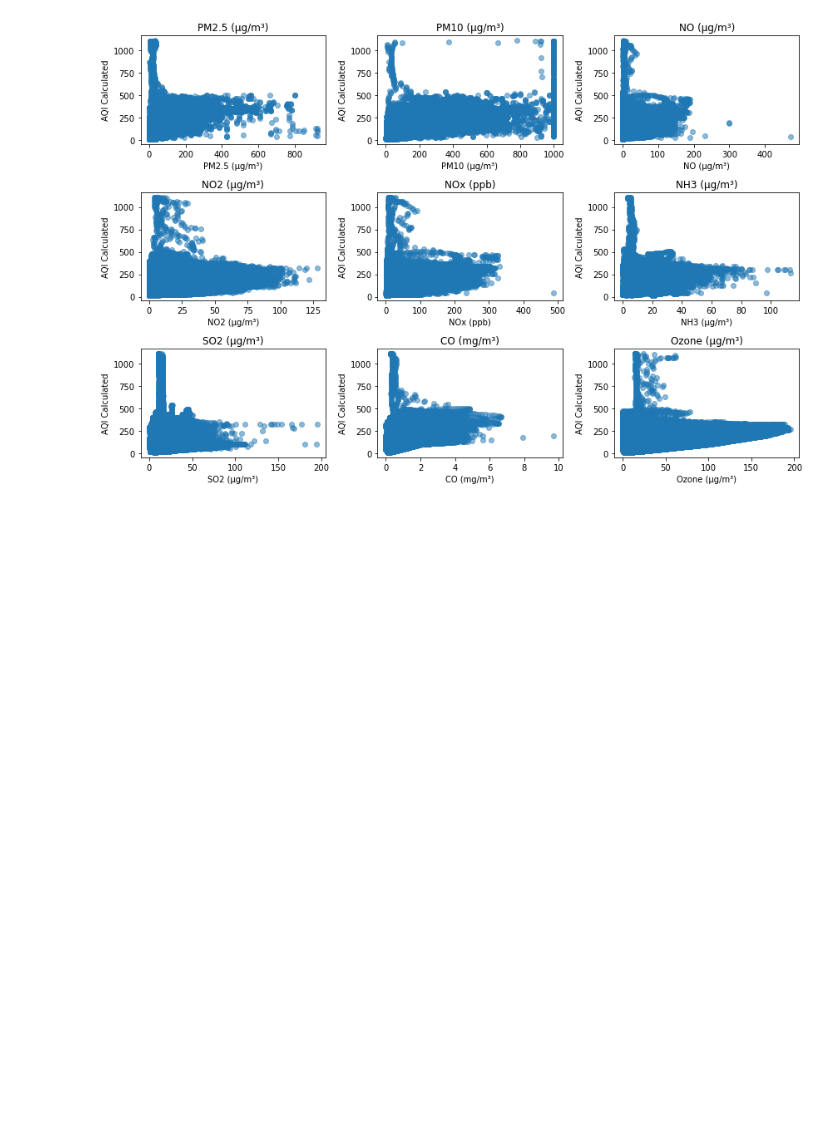
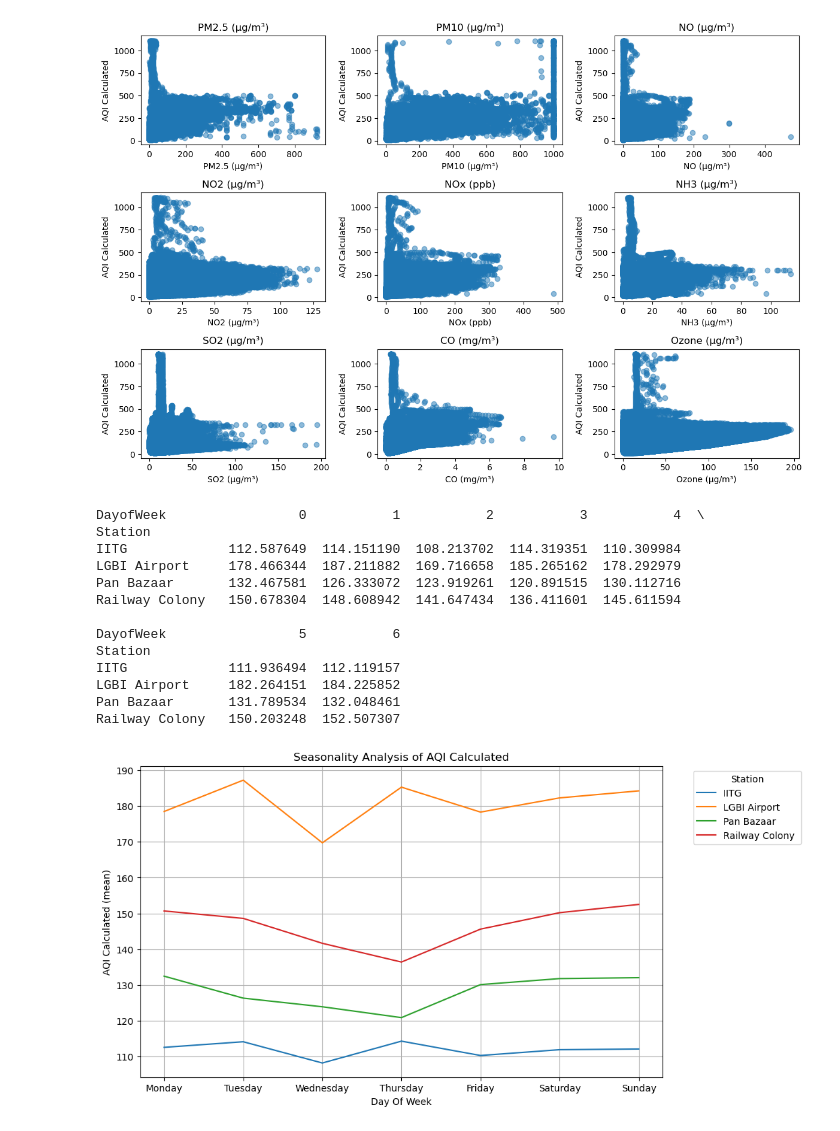
Before and after one commit to GullibleSandwich/ML-Project-CS361, a Jupyter notebook: eda.ipynb, the cells around one changed output. Drawn from its saved outputs; the diff is of its cells as text; code cells hidden in the pictures; blank space fills up the shorter version.

Commit message:
Added Weekly plot

```diff
--- a/eda.ipynb
+++ b/eda.ipynb
@@ -63,3 +72,39 @@ plt.tight_layout()
 plt.show()
 # %% [output]
 [figure]
+# %%
+df_filtered = df[['Station', 'Timestamp', 'AQI_calculated']].copy()
+df_filtered['Timestamp'] = pd.to_datetime(df_filtered['Timestamp'])
+df_filtered['DayofWeek'] = df_filtered['Timestamp'].dt.dayofweek
+grouped_data = df_filtered.groupby(['Station', 'DayofWeek'])
+
+seasonality_analysis = grouped_data['AQI_calculated'].mean().unstack()
+
+print(seasonality_analysis)
+
+plt.figure(figsize=(10, 6))
+for station in seasonality_analysis.index:
+    plt.plot(seasonality_analysis.columns, seasonality_analysis.loc[station], label=station)
+
+plt.title('Seasonality Analysis of AQI Calculated')
+plt.xlabel('Day Of Week')
+plt.ylabel('AQI Calculated (mean)')
+plt.xticks(range(0, 7), ['Monday', 'Tuesday', 'Wednesday', 'Thursday', 'Friday', 'Saturday', 'Sunday'])
+plt.legend(title='Station', bbox_to_anchor=(1.05, 1), loc='upper left')
+plt.grid(True)
+plt.show()
+# %% [output]
+DayofWeek                 0           1           2           3           4  \
+Station
+IITG             112.587649  114.151190  108.213702  114.319351  110.309984
+LGBI Airport     178.466344  187.211882  169.716658  185.265162  178.292979
+Pan Bazaar       132.467581  126.333072  123.919261  120.891515  130.112716
+Railway Colony   150.678304  148.608942  141.647434  136.411601  145.611594
+
+DayofWeek                 5           6
+Station
+IITG             111.936494  112.119157
+LGBI Airport     182.264151  184.225852
+Pan Bazaar       131.789534  132.048461
+Railway Colony   150.203248  152.507307
+[figure, added]
```
Also changed, not shown: parts of 2 cells of this notebook.
